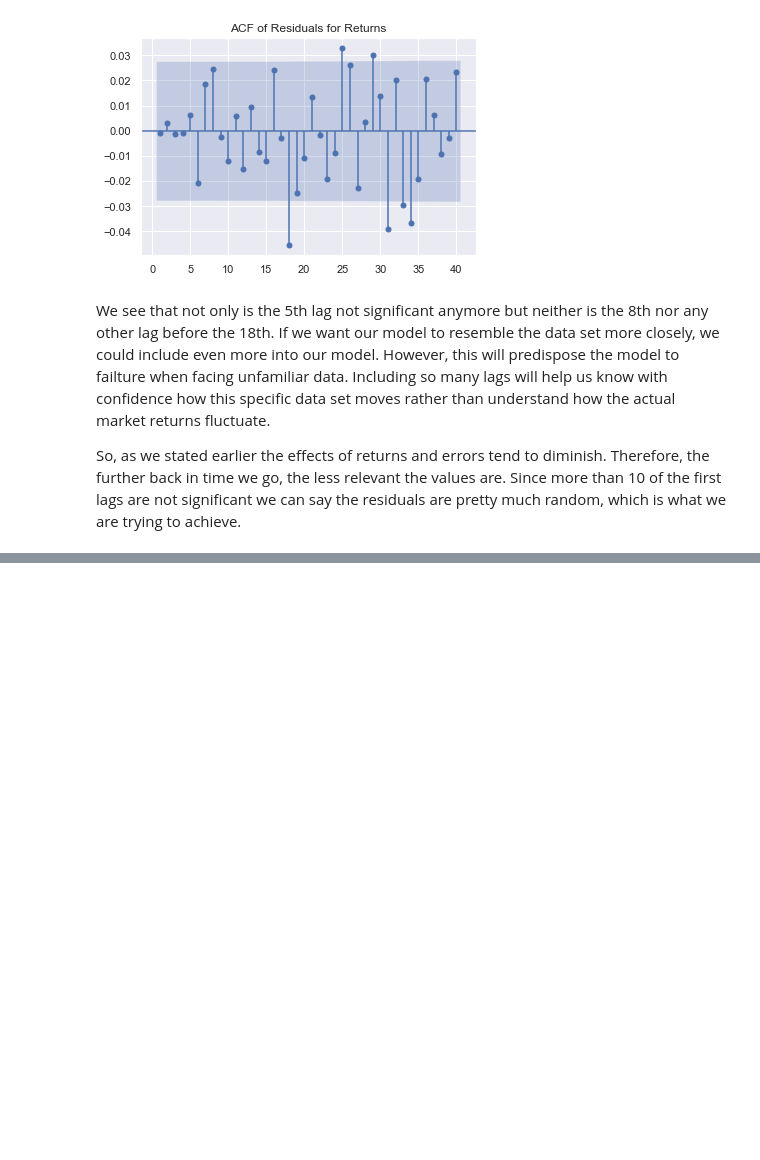
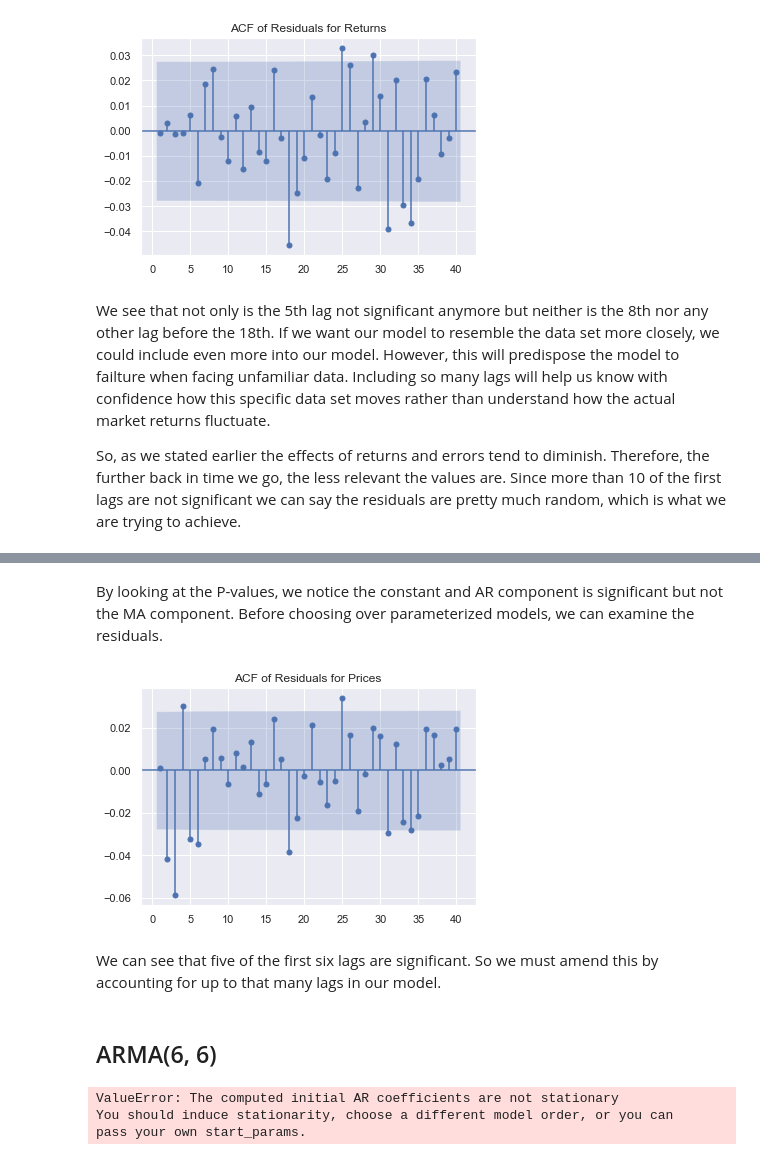
Before and after one commit to mkang32/snp500-analysis, a Jupyter notebook: notebooks/5.the_ARMA.ipynb, the cells around one changed output, grey strips where cells are left out. Drawn from its saved outputs; the diff is of its cells as text; code cells hidden in the pictures; blank space fills up the shorter version.

```diff
--- a/notebooks/5.the_ARMA.ipynb
+++ b/notebooks/5.the_ARMA.ipynb
@@ -506,0 +529,4 @@ So, as we stated earlier the effects of returns and errors tend to diminish. The
+# %%
+model_ar_1_ma_1 = ARMA(df.market_value, order=(1,1))
+results_ar_1_ma_1 = model_ar_1_ma_1.fit()
+results_ar_1_ma_1.summary()
@@ -506,0 +550,22 @@ So, as we stated earlier the effects of returns and errors tend to diminish. The
+# %% [markdown]
+By looking at the P-values, we notice the constant and AR component is significant but not the MA component. Before choosing over parameterized models, we can examine the residuals.
+# %%
+df['res_ar_1_ma_1'] = results_ar_1_ma_1.resid
+# %%
+sgt.plot_acf(df.res_ar_1_ma_1, zero=False, lags=40)
+plt.title("ACF of Residuals for Prices")
+plt.show()
+# %% [output]
+[figure, added]
+# %% [markdown]
+We can see that five of the first six lags are significant. So we must amend this by accounting for up to that many lags in our model.
+# %% [markdown]
+## ARMA(6, 6)
+# %%
+model_ar_6_ma_6 = ARMA(df.market_value, order=(6, 6))
+results_ar_6_ma_6 = model_ar_6_ma_6.fit()
+results_ar_6_ma_6.summary()
+# %% [output]
+ValueError: The computed initial AR coefficients are not stationary
+You should induce stationarity, choose a different model order, or you can
+pass your own start_params.
```
Also changed, not shown: parts of 17 cells of this notebook.
